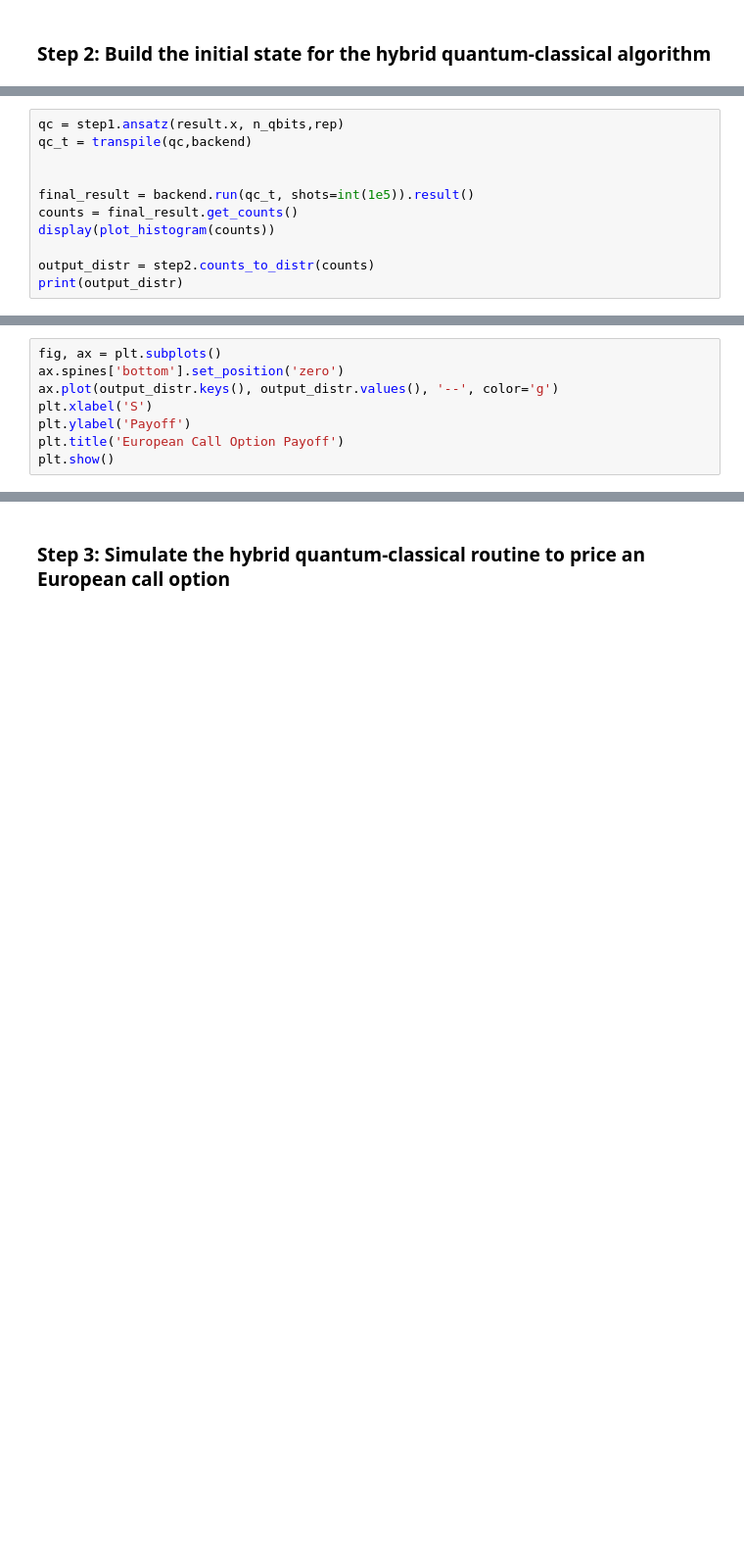
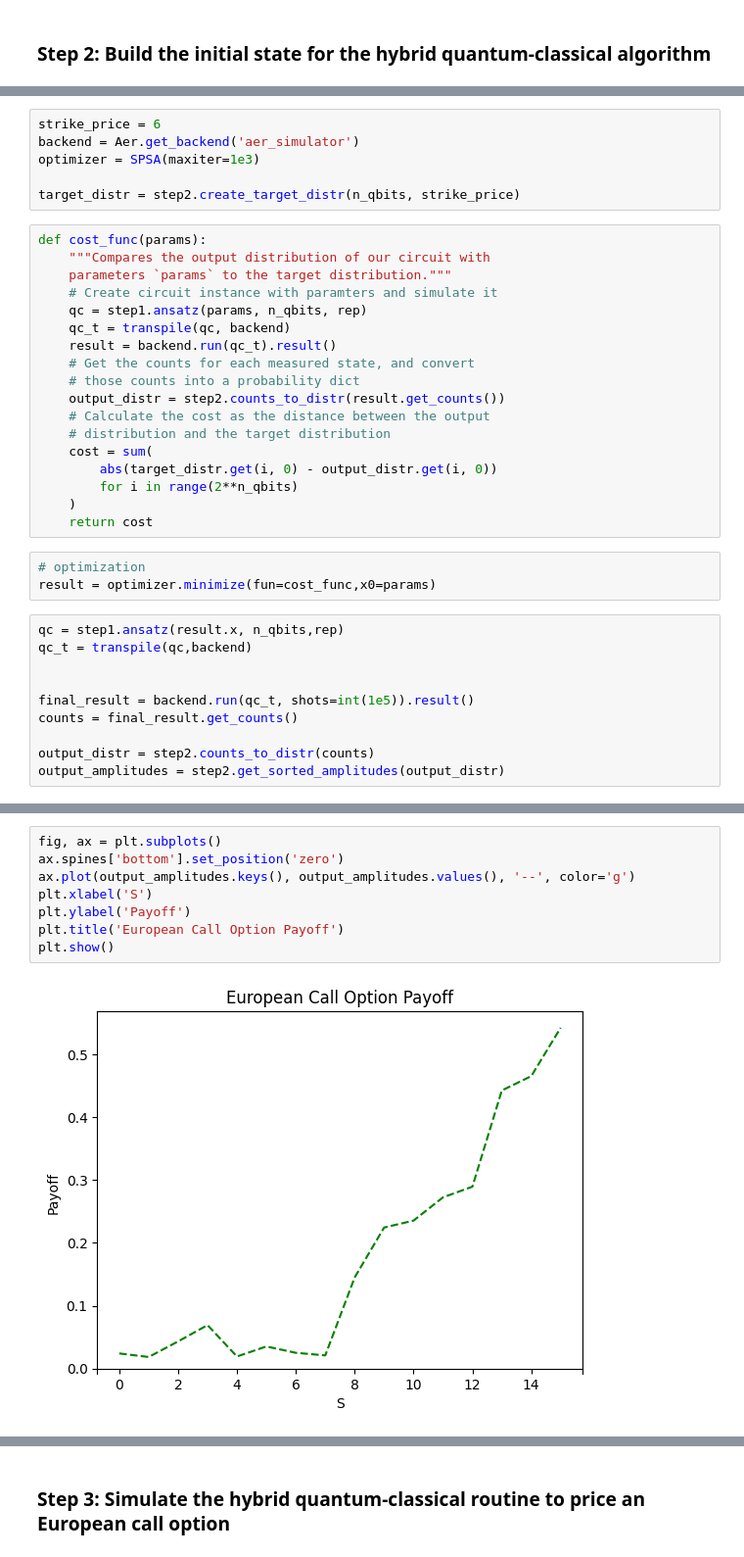
Before and after one commit to FelixXu35/Qisikit_Hackathon_BCN, a Jupyter notebook: Moodys_challenge_submission.ipynb, the cells around one changed output, grey strips where cells are left out. Shown: that part at 98% size. Saved outputs shown, nothing was run; the diff lists cells and outputs as text; blank space fills up the shorter version.

Commit message:
ansatz is working

```diff
--- a/Moodys_challenge_submission.ipynb
+++ b/Moodys_challenge_submission.ipynb
@@ -83,3 +59,30 @@ target_distr {0: 0, 1: 0, 2: 0, 3: 0, 4: 0, 5: 0, 6: 0.0, 7: 0.00350877192982456
+# %%
+strike_price = 6
+backend = Aer.get_backend('aer_simulator')
+optimizer = SPSA(maxiter=1e3)
+
+target_distr = step2.create_target_distr(n_qbits, strike_price)
+# %%
+def cost_func(params):
+    """Compares the output distribution of our circuit with
+    parameters `params` to the target distribution."""
+    # Create circuit instance with paramters and simulate it
+    qc = step1.ansatz(params, n_qbits, rep)
+    qc_t = transpile(qc, backend)
+    result = backend.run(qc_t).result()
+    # Get the counts for each measured state, and convert
+    # those counts into a probability dict
+    output_distr = step2.counts_to_distr(result.get_counts())
+    # Calculate the cost as the distance between the output
+    # distribution and the target distribution
+    cost = sum(
+        abs(target_distr.get(i, 0) - output_distr.get(i, 0))
+        for i in range(2**n_qbits)
+    )
+    return cost
+# %%
+# optimization
+result = optimizer.minimize(fun=cost_func,x0=params)
 # %%
 qc = step1.ansatz(result.x, n_qbits,rep)
 qc_t = transpile(qc,backend)
@@ -87,7 +90,6 @@ qc_t = transpile(qc,backend)
 
 final_result = backend.run(qc_t, shots=int(1e5)).result()
 counts = final_result.get_counts()
-display(plot_histogram(counts))
 
 output_distr = step2.counts_to_distr(counts)
-print(output_distr)
+output_amplitudes = step2.get_sorted_amplitudes(output_distr)
@@ -96,8 +96,10 @@ NameError: name 'result' is not defined
 # %%
 fig, ax = plt.subplots()
 ax.spines['bottom'].set_position('zero')
-ax.plot(output_distr.keys(), output_distr.values(), '--', color='g')
+ax.plot(output_amplitudes.keys(), output_amplitudes.values(), '--', color='g')
 plt.xlabel('S')
 plt.ylabel('Payoff')
 plt.title('European Call Option Payoff')
 plt.show()
+# %% [output]
+[figure, added]
```
Also changed, not shown: parts of 5 cells of this notebook, 2 other files.
